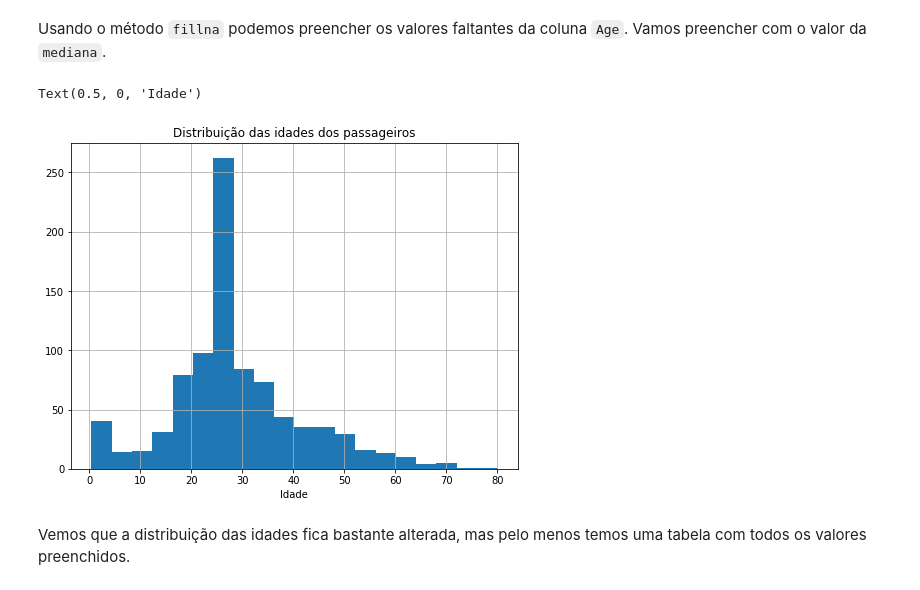
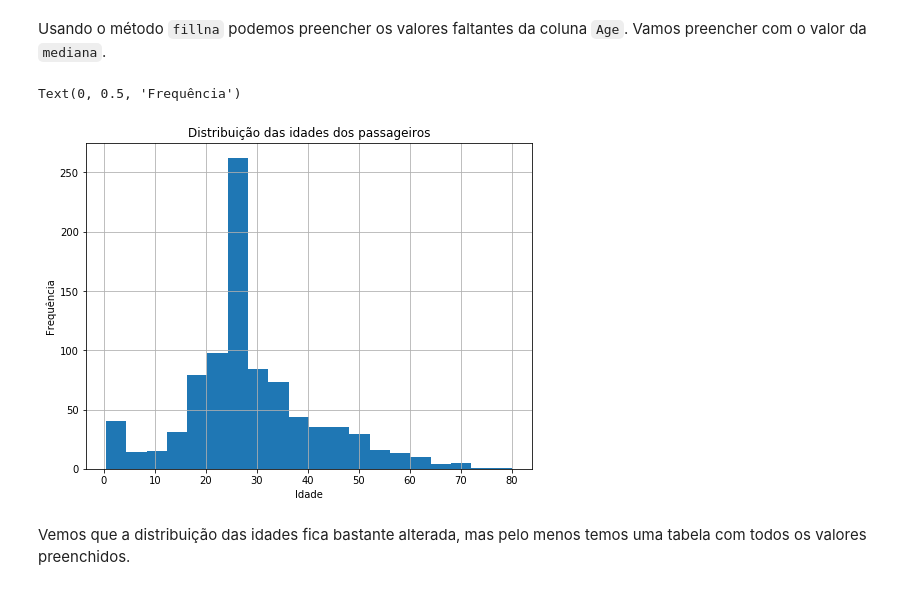
Before and after one commit to camilomenucheli/engenharia-de-features-com-pandas, a Jupyter notebook: Engenharia de Features com Pandas.ipynb, the cells around one changed output. Saved outputs shown, nothing was run; the diff lists cells and outputs as text; code cells hidden in the pictures.

```diff
--- a/Engenharia de Features com Pandas.ipynb
+++ b/Engenharia de Features com Pandas.ipynb
@@ -660,11 +694,12 @@ Usando o método `fillna` podemos preencher os valores faltantes da coluna `Age`
 # %%
 df["Age"] = df["Age"].fillna(df["Age"].median())
 ax = df["Age"].hist(bins=20, figsize=(8, 6))
 ax.set_title("Distribuição das idades dos passageiros")
 ax.set_xlabel("Idade")
+ax.set_ylabel("Frequência")
 # %% [output]
-Text(0.5, 0, 'Idade')
+Text(0, 0.5, 'Frequência')
-[figure, old version]
+[figure, new version]
 # %% [markdown]
 Vemos que a distribuição das idades fica bastante alterada, mas pelo menos temos uma tabela com todos os valores preenchidos.
 # %%
```
Also changed, not shown: parts of 78 cells of this notebook, 6 other files.
